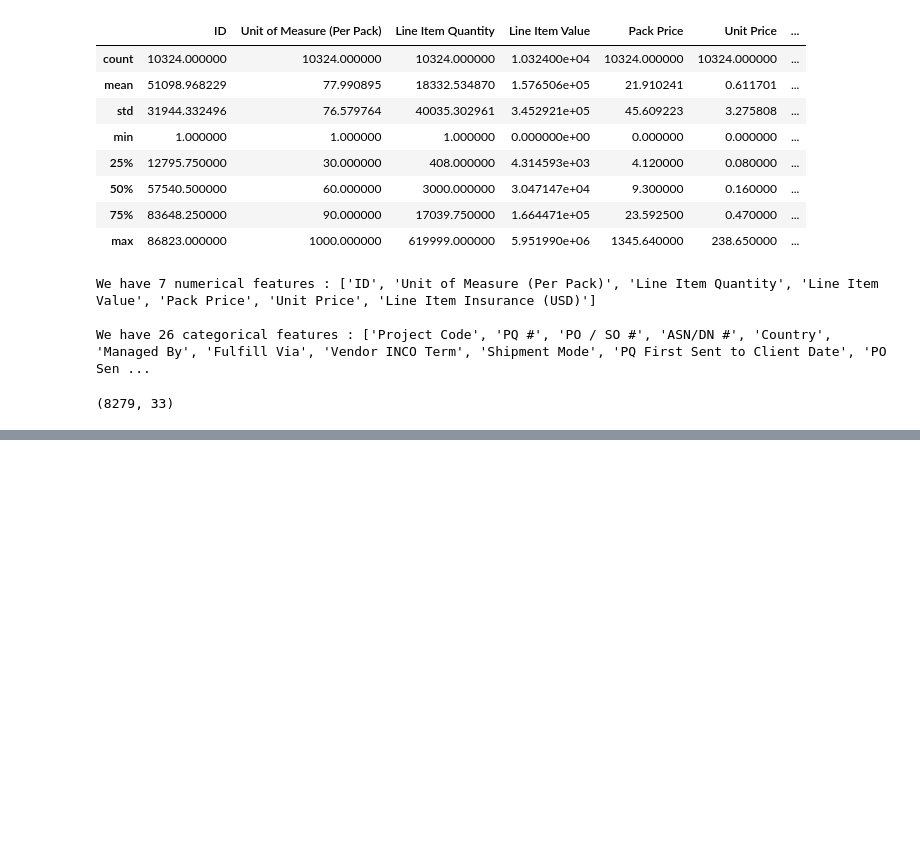
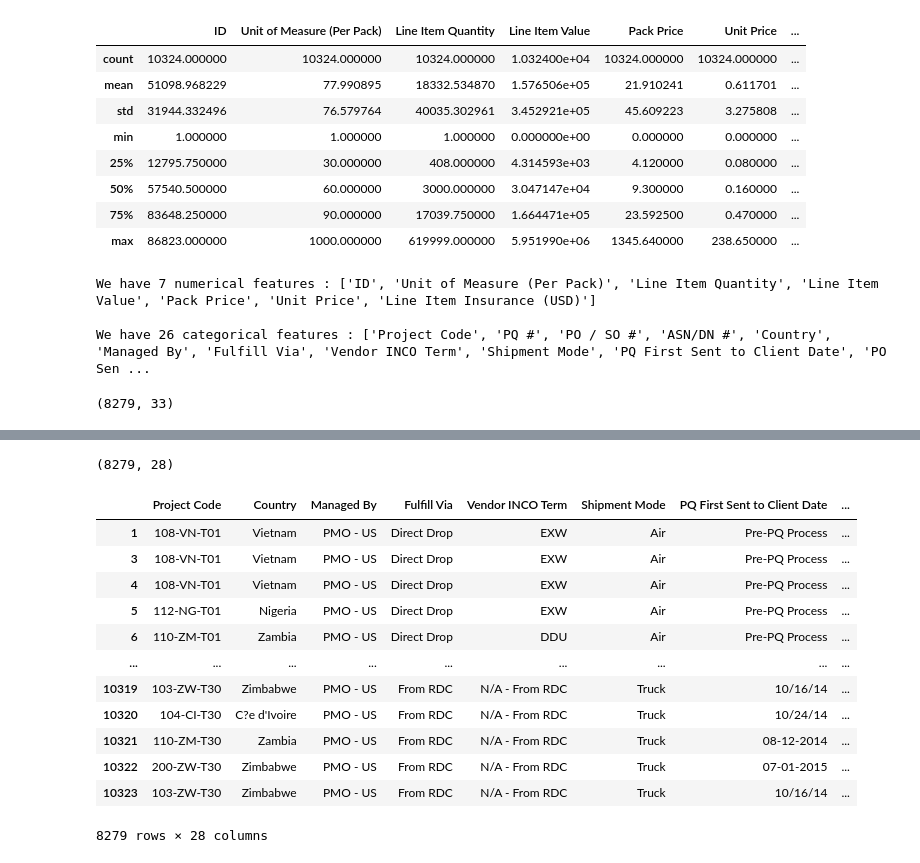
Before and after one commit to adarsh-gowda/scm_project, a Jupyter notebook: notebook/scm.ipynb, the cells around one changed output, grey strips where cells are left out. Saved outputs shown, nothing was run; the diff lists cells and outputs as text; code cells hidden in the pictures; blank space fills up the shorter version.

```diff
--- a/notebook/scm.ipynb
+++ b/notebook/scm.ipynb
@@ -113,6 +133,10 @@ columns_to_clean = ['Weight (Kilograms)', 'Freight Cost (USD)']
 # %%
 # Define regular expression patterns for valid numerical values
 pattern = r'^[-+]?\d*\.?\d+$'
+# %%
+# Iterate over the columns and clean the inconsistent values
+for column in columns_to_clean:
+    df[column] = df[column].apply(lambda x: re.sub(pattern, '', str(x)) if not re.match(pattern, str(x)) else x)
 # %%
 # Convert the columns back to numeric data type
 df[columns_to_clean] = df[columns_to_clean].apply(pd.to_numeric, errors='coerce')
@@ -122,0 +169,6 @@ X = df.drop(columns=['Freight Cost (USD)', 'ID', 'PQ #', 'PO / SO #', 'ASN/DN #'
+# %%
+## fill based on ASN/DN
+mean_value1 = df.groupby('ASN/DN #')['Weight (Kilograms)'].transform('mean')
+df['Weight (Kilograms)'].fillna(mean_value1, inplace=True)
+mean_value2 = df.groupby('ASN/DN #')['Freight Cost (USD)'].transform('mean')
+df['Freight Cost (USD)'].fillna(mean_value2, inplace=True)
@@ -125,0 +194,22 @@ df['Line Item Insurance (USD)'].fillna(df['Line Item Insurance (USD)'].mean(), i
+# %%
+df = df.drop(columns=['ID', 'PQ #', 'PO / SO #', 'ASN/DN #', 'Item Description'], errors='ignore')
+# %%
+df.shape
+# %% [output]
+(8279, 28)
+# %%
+df
+# %% [output]
+|  | Project Code | Country | Managed By | Fulfill Via | Vendor INCO Term | Shipment Mode | PQ First Sent to Client Date | ... |
+| 1 | 108-VN-T01 | Vietnam | PMO - US | Direct Drop | EXW | Air | Pre-PQ Process | ... |
+| 3 | 108-VN-T01 | Vietnam | PMO - US | Direct Drop | EXW | Air | Pre-PQ Process | ... |
+| 4 | 108-VN-T01 | Vietnam | PMO - US | Direct Drop | EXW | Air | Pre-PQ Process | ... |
+| 5 | 112-NG-T01 | Nigeria | PMO - US | Direct Drop | EXW | Air | Pre-PQ Process | ... |
+| 6 | 110-ZM-T01 | Zambia | PMO - US | Direct Drop | DDU | Air | Pre-PQ Process | ... |
+| ... | ... | ... | ... | ... | ... | ... | ... | ... |
+| 10319 | 103-ZW-T30 | Zimbabwe | PMO - US | From RDC | N/A - From RDC | Truck | 10/16/14 | ... |
+| 10320 | 104-CI-T30 | C?e d'Ivoire | PMO - US | From RDC | N/A - From RDC | Truck | 10/24/14 | ... |
+| 10321 | 110-ZM-T30 | Zambia | PMO - US | From RDC | N/A - From RDC | Truck | 08-12-2014 | ... |
+| 10322 | 200-ZW-T30 | Zimbabwe | PMO - US | From RDC | N/A - From RDC | Truck | 07-01-2015 | ... |
+| 10323 | 103-ZW-T30 | Zimbabwe | PMO - US | From RDC | N/A - From RDC | Truck | 10/16/14 | ... |
+8279 rows × 28 columns
```
Also changed, not shown: parts of 31 cells of this notebook.
